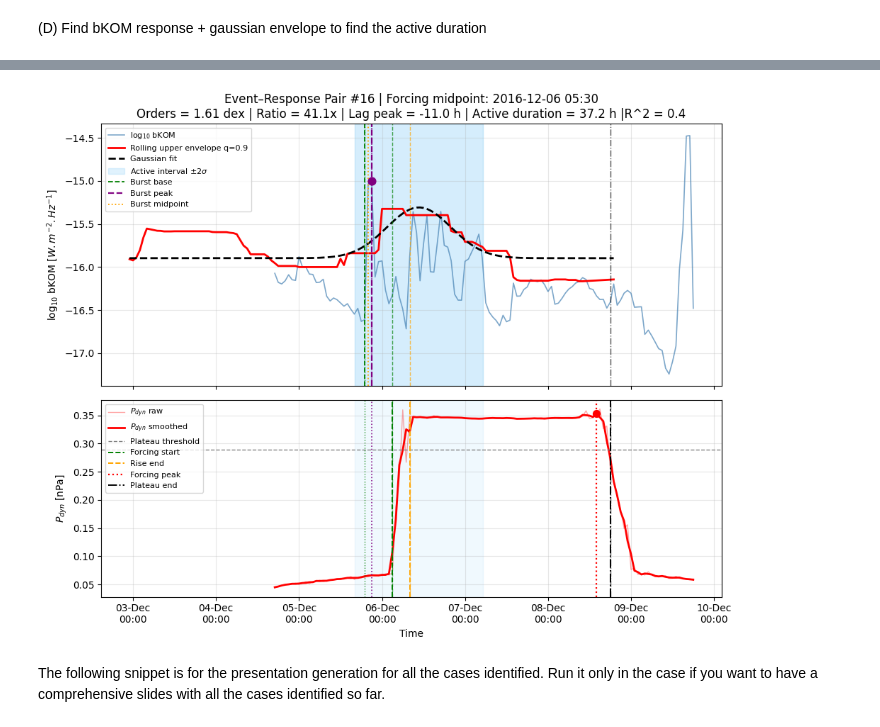
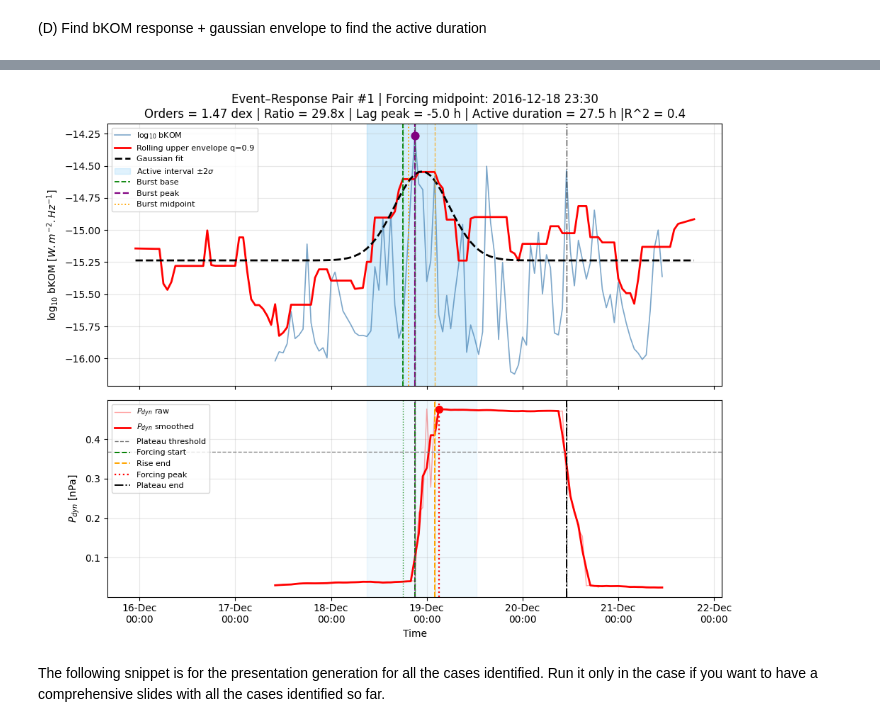
Before and after one commit to Kartav33/ERICA-JS, a Jupyter notebook: 02_event_detection.ipynb, the cells around one changed output, grey strips where cells are left out. Drawn from its saved outputs; the diff is of its cells as text; code cells hidden in the pictures.

```diff
--- a/02_event_detection.ipynb
+++ b/02_event_detection.ipynb
@@ -167,18 +170,14 @@ CASE = 0
 # %%
 # Depending on the case value, the code will either take derivatioves or will work with a concrete value
-if CASE == 0 :
-    PAR_smooth = PAR[ID].rolling(SMOOTH, center=True, min_periods=1).mean()
+PAR_smooth = PAR[ID].rolling(SMOOTH, center=True, min_periods=1).mean()
+
+if CASE == 1 :
     dPAR = PAR_smooth.diff()
+    positive_dPAR = dPAR[dPAR > 0].dropna()
+    PAR_DERIV_THRESHOLD = positive_dPAR.quantile(0.90)
+    PAR_VALUE_THRESHOLD = PAR[ID].mean()
 
-    positive_dPAR = dPAR[dPAR > 0].dropna()
-    PAR_DERIV_THRESHOLD = positive_dPAR.quantile(0.95)
-
-    rising = dPAR > PAR_DERIV_THRESHOLD
-
-elif CASE == 1:
-    PAR_smooth = PAR[ID].rolling(SMOOTH, center=True, min_periods=1).mean()
-    PAR_DERIV_THRESHOLD = PAR[ID].mean()
-    rising = PAR[ID] > PAR_DERIV_THRESHOLD
+    rising = ( dPAR > PAR_DERIV_THRESHOLD ) & (PAR_smooth > PAR_VALUE_THRESHOLD)
 
 # Main loop
 forcing_records = []
@@ -194,7 +193,6 @@ for t in rising.index:
     elif (not rising.loc[t]) and in_forcing:
 
         forcing_rise_end = t
-
         forcing_rise_duration_hr = (forcing_rise_end - forcing_start).total_seconds() / 3600
 
         if forcing_rise_duration_hr >= MIN_EVENT_DURATION:
@@ -240,6 +238,6 @@ df_forcing = pd.DataFrame(forcing_records)
 if not df_forcing.empty:
     df_forcing = df_forcing.set_index("forcing_midpoint")
 
-print(df_forcing["forcing_peak_value"])
+print(df_forcing["forcing_start"])
 # %% [output]
 forcing_midpoint
@@ -308,7 +285,7 @@ Name: (ensemble, p_dyn), dtype: float64
 BKOM_SEARCH_WINDOW = 36       # ± hours around P_dyn event midpoint
 
 # Envelope variables
-ENVELOPE_WINDOW = 20
+ENVELOPE_WINDOW = 10
 ENVELOPE_QUANTILE = 0.90
 
 # Gaussian variables
@@ -401,9 +378,7 @@ for t_forcing, forcing_row in df_forcing.iterrows():
 
     burst_midpoint = burst_base + (burst_peak - burst_base) / 2
 
-    burst_duration_hr = (
-        burst_peak - burst_base
-    ).total_seconds() / 3600
+    burst_duration_hr = (burst_peak - burst_base).total_seconds() / 3600
 
     # avoid assigning same burst to nearby forcing events
     if any(
@@ -604,7 +579,7 @@ if not df_bkom.empty:
 
 df_combined = df_forcing.join(df_bkom, how="inner")
 # %%
-PAIR_NUMBER = 16   # 1, 2, 3, ...
+PAIR_NUMBER = 1   # 1, 2, 3, ...
 # %%
 # EVENT–RESPONSE PAIR DIAGNOSTIC PLOT
 
@@ -672,7 +647,7 @@ else:
 # Figure
 # -----------------------------------------------------------------------------
 
-n_panels = 2 if jse_plot is not None else 5
+n_panels = 2 if jse_plot is not None else 2
 
 fig, axs = plt.subplots(
     n_panels, 1,
@@ -778,4 +753,4 @@ Forcing midpoint: 2016-12-06 05:30:00
-[figure, old version]
+[figure, new version]
 # %% [markdown]
 The following snippet is for the presentation generation for all the cases identified. Run it only in the case if you want to have a comprehensive slides with all the cases identified so far.
 # %%
```
Also changed, not shown: parts of 12 cells of this notebook, 2 other files.
